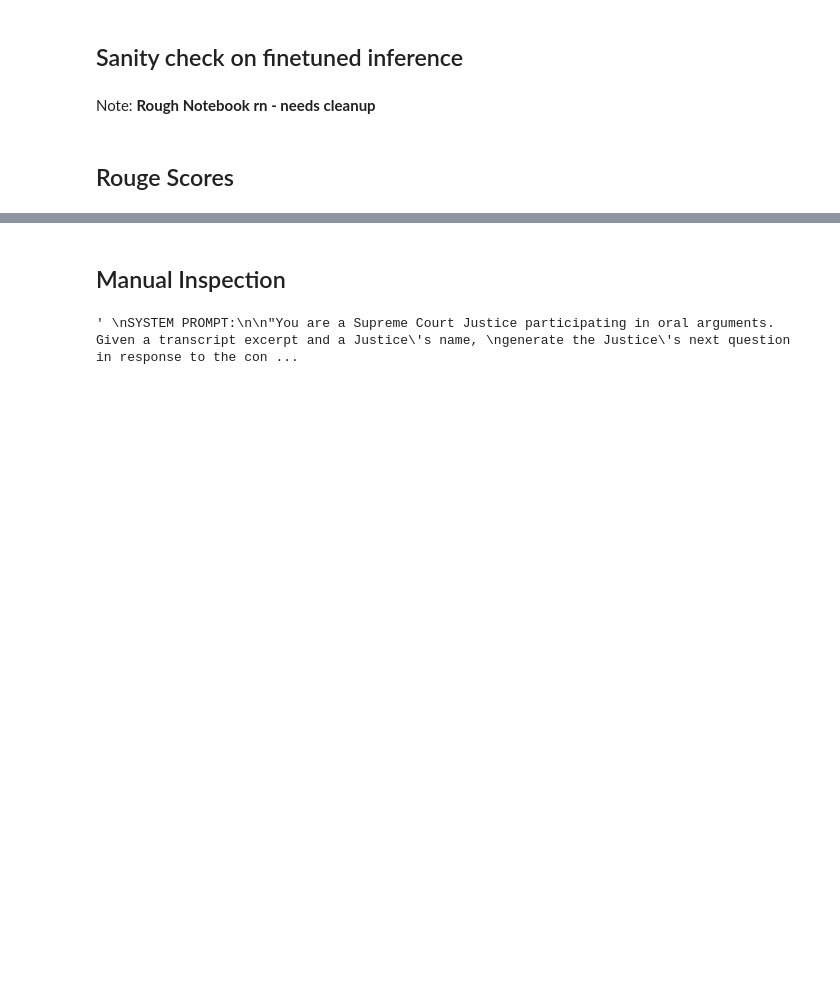
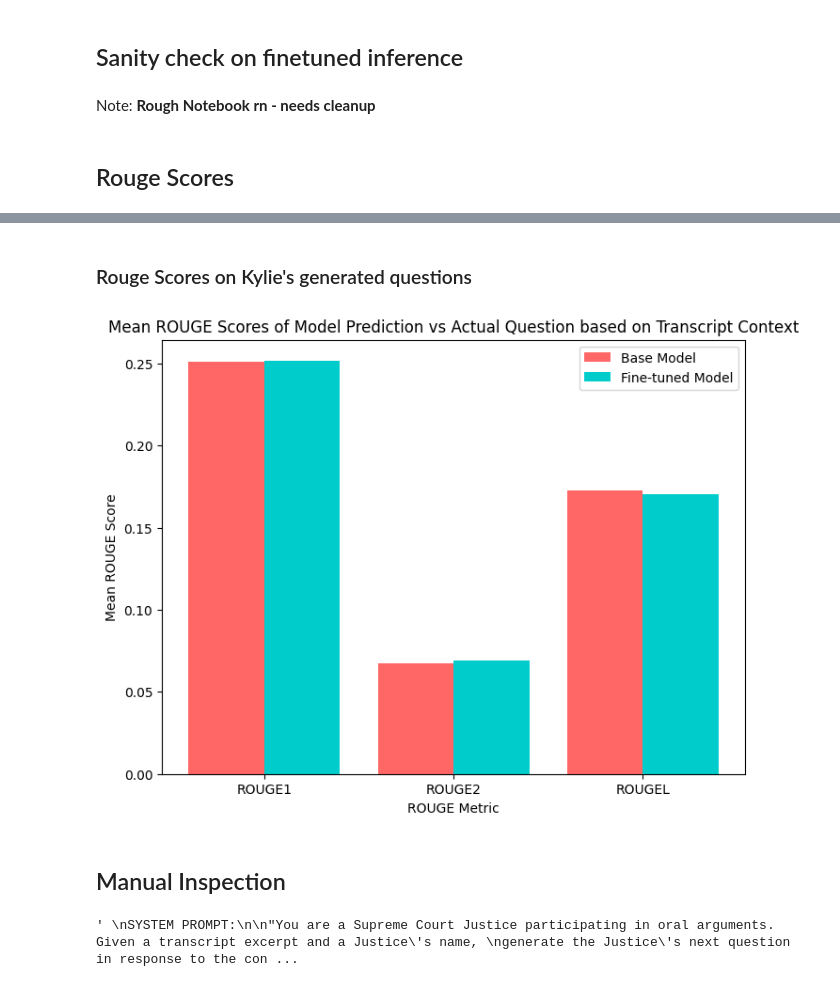
Before and after one commit to skyien-z/llms-for-oral-arguments, a Jupyter notebook: data_cleaning_scripts/script_finetuned_inference_sanity_check.ipynb, the cells around one changed output, grey strips where cells are left out. Drawn from its saved outputs; the diff is of its cells as text; code cells hidden in the pictures; blank space fills up the shorter version.

Commit message:
calculate rouge scores on kylie's predictions

```diff
--- a/data_cleaning_scripts/script_finetuned_inference_sanity_check.ipynb
+++ b/data_cleaning_scripts/script_finetuned_inference_sanity_check.ipynb
@@ -154,3 +109,31 @@ visualize_individual_rouge_scores(df_merged)
+# %% [markdown]
+### Rouge Scores on Kylie's generated questions
+# %%
+in_file_ft = "../datasets/llm_outputs/finetuned_inference/processed/kylie_test_100_finetune_generated_questions.json"
+in_file_base = "../datasets/llm_outputs/finetuned_inference/processed/inference_oral_arg_context_test_100_base_model_llama_70B_4bit.jsonl"
+
+## Load base model predictions
+df_base = pd.read_json(in_file_base, lines=True)
+
+## Load Kylie's finetuned model predictions
+with open(in_file_ft) as f:
+    data = json.load(f)
+for sample in data:
+    sample['prediction'] = sample['response']['content']
+    del sample['response']
+
+df_ft = pd.DataFrame(data)
+
+## Create merged dataframe
+df_merged = pd.merge(df_base, df_ft, on=['transcript_id', 'system_prompt', 'instruction', 'output', 'justice'], suffixes=['_base', '_ft'])
+
+## Calculate rouge scores
+df_merged = calculate_rouge_scores(df_merged)
+
+## Visualize mean rouge scores
+visualize_mean_rouge_scores(df_merged)
+# %% [output]
+[figure, added]
 # %% [markdown]
 ## Manual Inspection
 # %%
```
Also changed, not shown: parts of 14 cells of this notebook, 1 other file.
